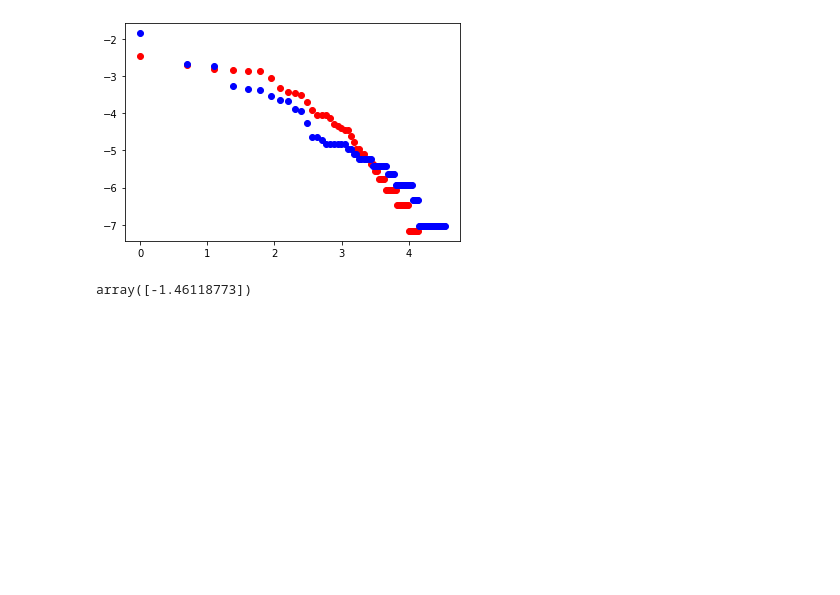
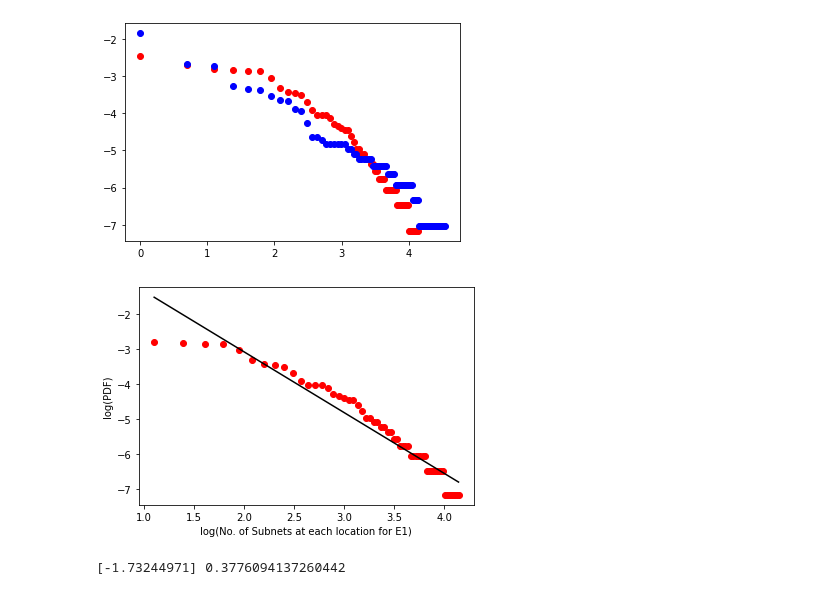
Before and after one commit to atreya221/CS396A, a Jupyter notebook: zipf/notebooks/demo-1.4.ipynb, the cells around one changed output. Cells and saved outputs as stored; diff of their text form; code cells hidden in the pictures; blank space fills up the shorter version.

```diff
--- a/zipf/notebooks/demo-1.4.ipynb
+++ b/zipf/notebooks/demo-1.4.ipynb
@@ -68,11 +75,18 @@ plt.scatter(np.log(x2),np.log(pdf2), color ='Blue')
 <matplotlib.collections.PathCollection at 0x...>
 [figure]
 # %%
-X1 = np.log(x1[1:]).reshape((-1,1))
-Y1 = np.log(pdf1[1:])
+X1 = np.log(x1[3:]).reshape((-1,1))
+Y1 = np.log(pdf1[3:])
 m1 = LinearRegression().fit(X1,Y1)
 s1 = m1.coef_
-s1
+i1 = m1.intercept_
+plt.scatter(X1, Y1,color='r')
+plt.plot(X1, m1.predict(X1),color='k')
+plt.ylabel("log(PDF)")
+plt.xlabel("log(No. of Subnets at each location for E1)")
+plt.show()
+print(s1,i1)
 # %% [output]
+[figure, added]
-array([-1.46118773])
+[-1.73244971] 0.3776094137260442
 # %%
```
Also changed, not shown: parts of 4 cells of this notebook, 2 other files.
